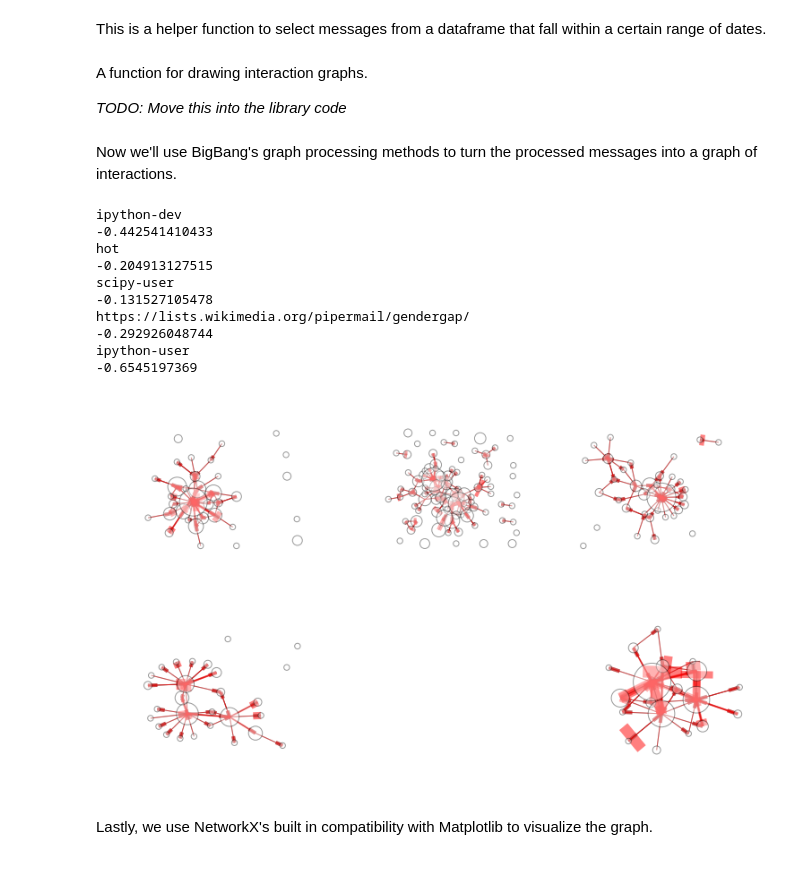
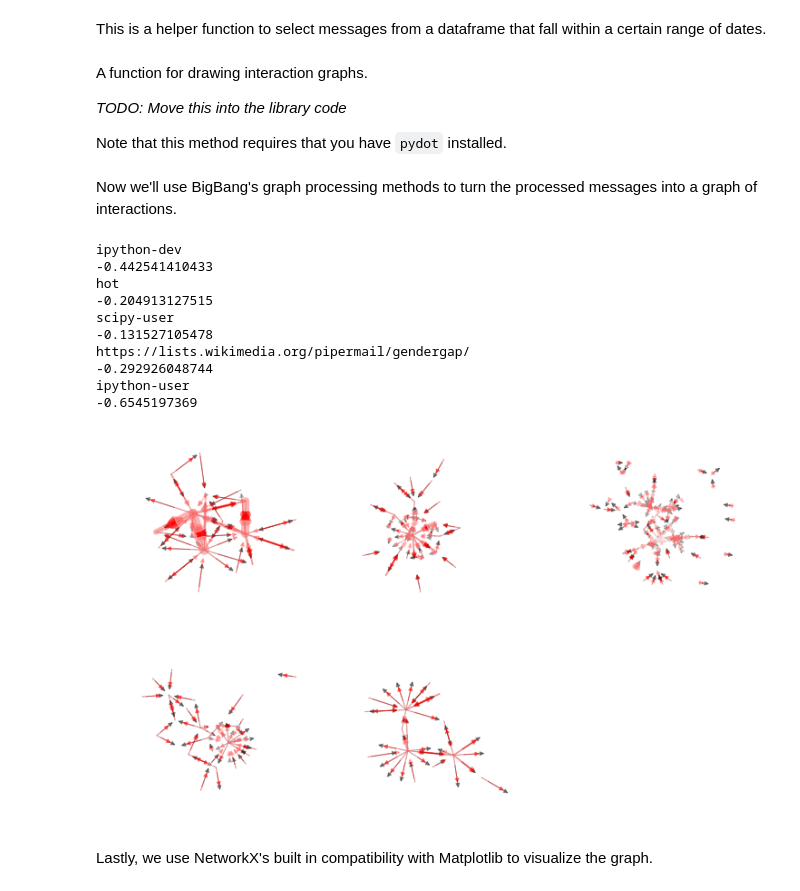
Before and after one commit to datactive/bigbang, a Jupyter notebook: examples/Show Interaction Graph.ipynb, the cells around one changed output. Cells and saved outputs as stored; diff of their text form; code cells hidden in the pictures.

Commit message:
updating Show Interaction Graph notebook to work with NetworkX 2.0

```diff
--- a/examples/Show Interaction Graph.ipynb
+++ b/examples/Show Interaction Graph.ipynb
@@ -22,12 +22,13 @@ Now we will use BigBang to process mailing list archives we've already downloade
 
 Note that you can load an Archive that you have stored locally in a .csv file just by using its shortened *name*. You can also still include full URL's if you haven't downloaded the data yet, or you aren't sure.
 # %%
-urls = ["ipython-dev","hot",
+urls = ["ipython-dev",
+        "hot",
         "scipy-user",
         "https://lists.wikimedia.org/pipermail/gendergap/",
         "ipython-user"]
 
-archives= [Archive(url,archive_dir="../archives") for url in urls]
+archives= [Archive(url,archive_dir="../../archives") for url in urls]
 # %% [markdown]
 Here we will set the window for analysis. By default, November 2011.
 # %%
@@ -42,12 +43,14 @@ def filter_by_date(df,d_from,d_to):
 A function for drawing interaction graphs.
 
 *TODO: Move this into the library code*
+
+Note that this method requires that you have `pydot` installed.
 # %%
 def draw_interaction_graph(ig):
     #pdig = nx.to_pydot(ig)
     #pdig.set_overlap('False')
 
-    pos = nx.graphviz_layout(ig,prog='neato')
+    pos = nx.drawing.nx_pydot.graphviz_layout(ig,prog='neato')
     node_size = [data['sent'] * 40 for name,data in ig.nodes(data=True)]
 
     nx.draw(ig,
@@ -70,27 +73,27 @@ Now we'll use BigBang's graph processing methods to turn the processed messages
 # %%
 plt.figure(230,figsize=(12.5, 7.5))
 for i,arx in enumerate(archives):
-    plt.subplot(230 + i) # create a subplot keyed to the index of this ml
+    plt.subplot(231 + i) # create a subplot keyed to the index of this ml
     df = arx.data
     dff = filter_by_date(df,date_from,date_to)
     ig = graph.messages_to_interaction_graph(dff)
     print urls[i]
     print nx.degree_assortativity_coefficient(ig)
     draw_interaction_graph(ig)
 
 plt.show()
 # %% [output]
 ipython-dev
 -0.442541410433
 hot
 -0.204913127515
 scipy-user
 -0.131527105478
 https://lists.wikimedia.org/pipermail/gendergap/
 -0.292926048744
 ipython-user
 -0.6545197369
-[figure, old version]
+[figure, new version]
 # %%
 dfs = [filter_by_date(arx.data,
                       date_from,
```
Also changed, not shown: parts of 4 cells of this notebook.
